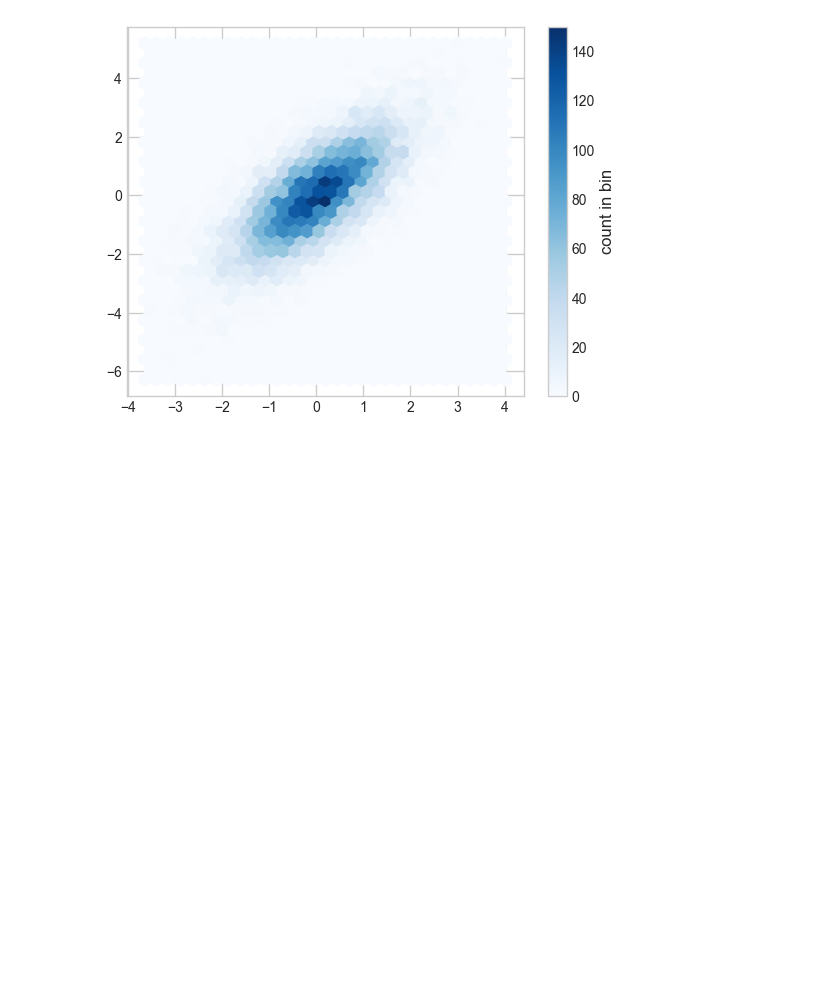
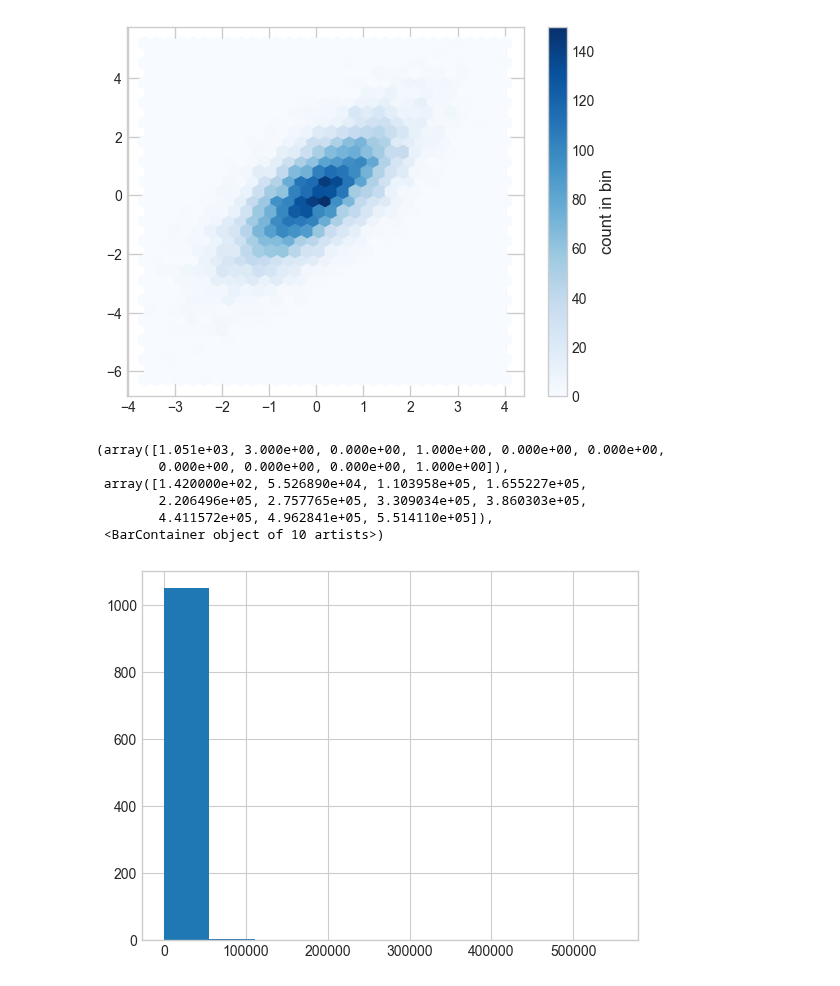
Before and after one commit to denis-james/Self-Learning, a Jupyter notebook: Matplotlib/5. Histograms, Binnings and Density.ipynb, the cells around one changed output. Saved outputs shown, nothing was run; the diff lists cells and outputs as text; code cells hidden in the pictures; blank space fills up the shorter version.

```diff
--- a/Matplotlib/5. Histograms, Binnings and Density.ipynb
+++ b/Matplotlib/5. Histograms, Binnings and Density.ipynb
@@ -124,3 +124,22 @@ plt.colorbar(label='count in bin')
 # %% [output]
 <matplotlib.colorbar.Colorbar at 0x...>
 [figure]
+# %%
+%matplotlib inline
+import pandas as pd, numpy as np, matplotlib.pyplot as plt
+plt.style.use('seaborn-v0_8-whitegrid')
+# plt.style.available
+# Scraping the surface
+SurveyData=pd.read_excel('C:/Users/denis/OneDrive/Desktop/Shift Freelance Project/Briefing docs for scoping/Survey Data.xlsx')
+pd.DataFrame(SurveyData.columns).to_html('Fields.html')
+SurveyDuration=(SurveyData.iloc[:,4]-SurveyData.iloc[:,3]).dt.total_seconds()
+SurveyDuration
+plt.hist(SurveyDuration)
+# %% [output]
+(array([1.051e+03, 3.000e+00, 0.000e+00, 1.000e+00, 0.000e+00, 0.000e+00,
+        0.000e+00, 0.000e+00, 0.000e+00, 1.000e+00]),
+ array([1.420000e+02, 5.526890e+04, 1.103958e+05, 1.655227e+05,
+        2.206496e+05, 2.757765e+05, 3.309034e+05, 3.860303e+05,
+        4.411572e+05, 4.962841e+05, 5.514110e+05]),
+ <BarContainer object of 10 artists>)
+[figure, added]
```
Also changed, not shown: 1 other file.
